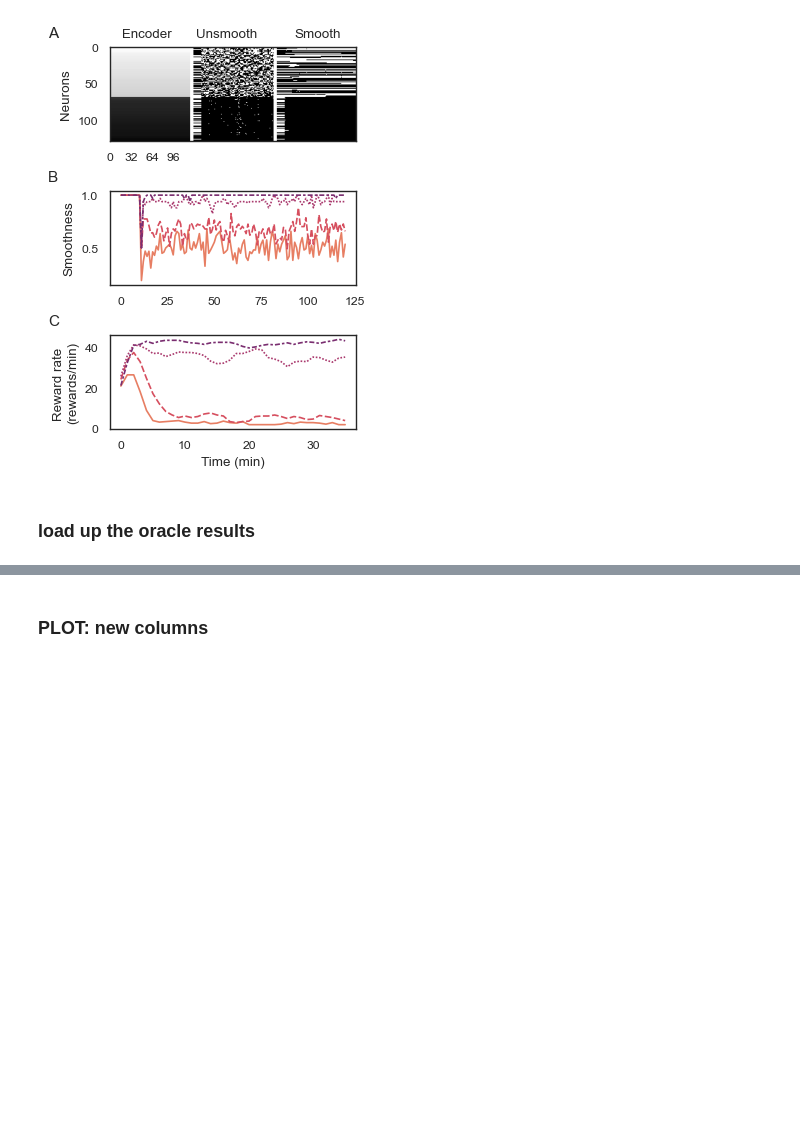
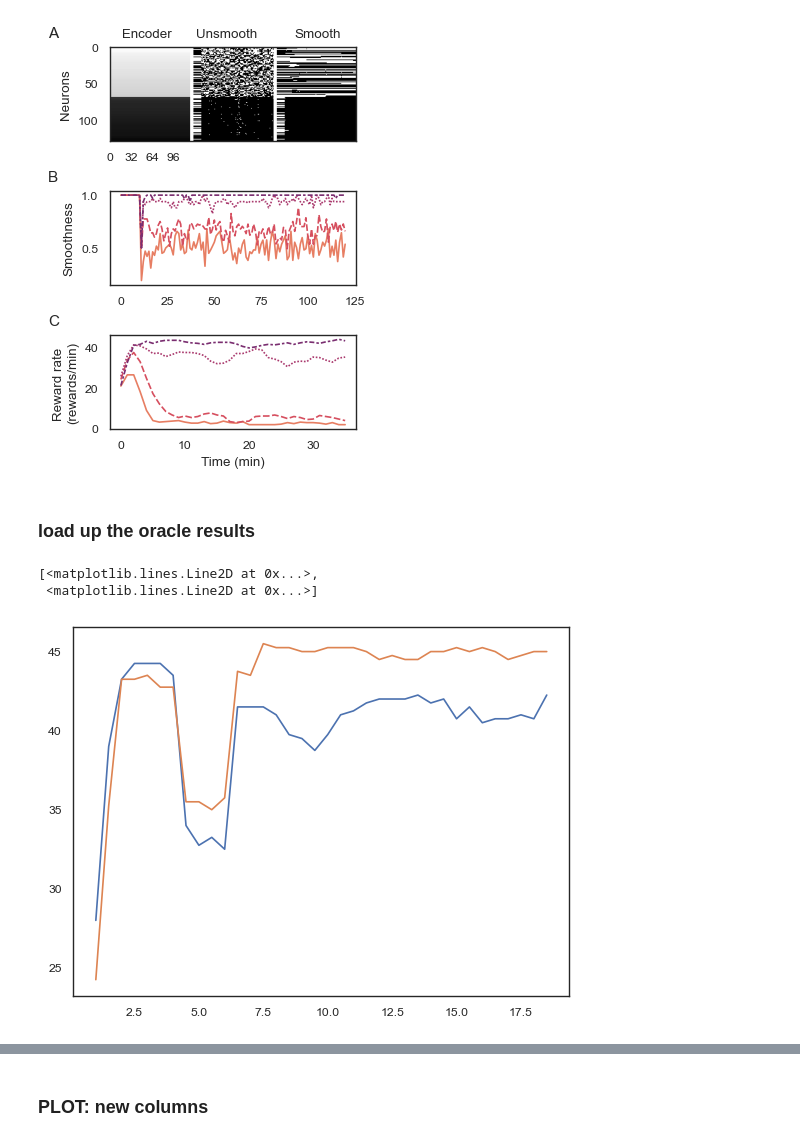
Before and after one commit to sijia66/adaptive_feature_selection, a Jupyter notebook: figure5_convex_algorithm_shuffled_encoder/231019_afs_change_encoder_convex_lasso.ipynb, the cells around one changed output, grey strips where cells are left out. Cells and saved outputs as stored; diff of their text form; code cells hidden in the pictures; blank space fills up the shorter version.

```diff
--- a/figure5_convex_algorithm_shuffled_encoder/231019_afs_change_encoder_convex_lasso.ipynb
+++ b/figure5_convex_algorithm_shuffled_encoder/231019_afs_change_encoder_convex_lasso.ipynb
@@ -786,3 +787,9 @@ oracle_reward_rate = oracle_data_dict['reward_rate_all']
 oracle_window_stamps_all = oracle_data_dict['window_stamps_all']
 oracle_smoothness_conds_by_batch = \
     oracle_data_dict['smoothness_conds_by_batch']
+# %%
+plt.plot(oracle_window_stamps_all[0], oracle_reward_rate.T)
+# %% [output]
+[<matplotlib.lines.Line2D at 0x...>,
+ <matplotlib.lines.Line2D at 0x...>]
+[figure, added]
```
Also changed, not shown: parts of 6 cells of this notebook, 2 other files.
